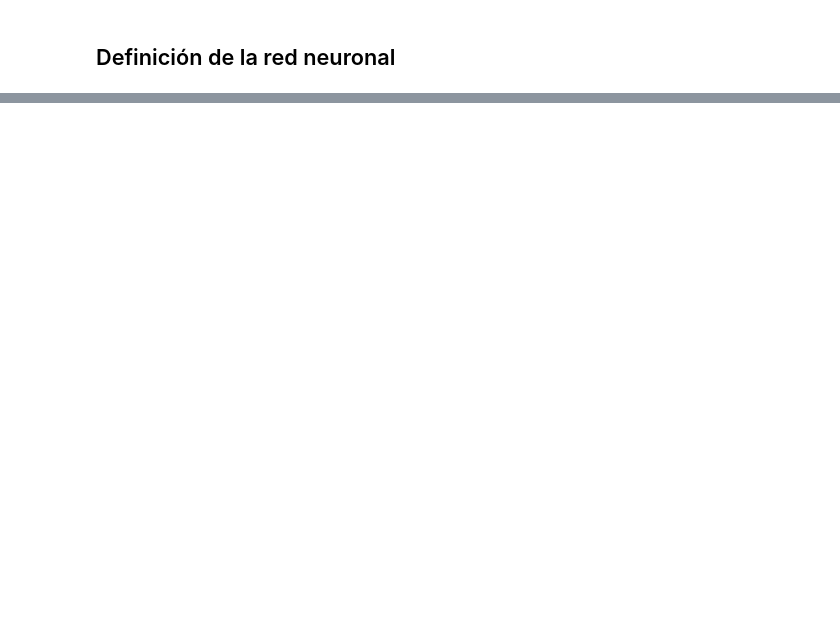
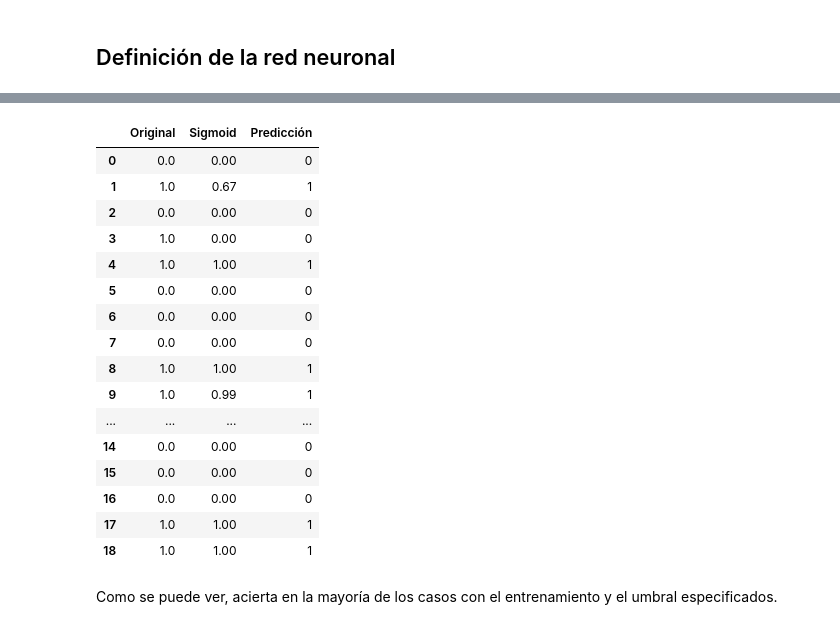
Before and after one commit to Lautarosco/TP-Redes-Neuronales, a Jupyter notebook: TP_Final_de_Procesamiento.ipynb, the cells around one changed output, grey strips where cells are left out. Drawn from its saved outputs; the diff is of its cells as text; code cells hidden in the pictures; blank space fills up the shorter version.

```diff
--- a/TP_Final_de_Procesamiento.ipynb
+++ b/TP_Final_de_Procesamiento.ipynb
@@ -377,0 +408,7 @@ NameError: name 'plt' is not defined
+# %%
+THRESHOLD = 0.6
+original = y_PRUEBA.values
+sigmoid = modelo.predict(X_PRUEBA)[:,0]
+resultados = pd.DataFrame([original, sigmoid]).T
+resultados.columns = ["Original", "Sigmoid"]
+resultados.head()
@@ -377,0 +423,24 @@ NameError: name 'plt' is not defined
+# %%
+resultados["Sigmoid"] = resultados["Sigmoid"].apply(lambda t: round(t,2))
+resultados["Predicción"] = resultados["Sigmoid"].apply(lambda t: 1 if t >= THRESHOLD else 0)
+resultados
+# %% [output]
+|  | Original | Sigmoid | Predicción |
+| 0 | 0.0 | 0.00 | 0 |
+| 1 | 1.0 | 0.67 | 1 |
+| 2 | 0.0 | 0.00 | 0 |
+| 3 | 1.0 | 0.00 | 0 |
+| 4 | 1.0 | 1.00 | 1 |
+| 5 | 0.0 | 0.00 | 0 |
+| 6 | 0.0 | 0.00 | 0 |
+| 7 | 0.0 | 0.00 | 0 |
+| 8 | 1.0 | 1.00 | 1 |
+| 9 | 1.0 | 0.99 | 1 |
+| ... | ... | ... | ... |
+| 14 | 0.0 | 0.00 | 0 |
+| 15 | 0.0 | 0.00 | 0 |
+| 16 | 0.0 | 0.00 | 0 |
+| 17 | 1.0 | 1.00 | 1 |
+| 18 | 1.0 | 1.00 | 1 |
+# %% [markdown]
+Como se puede ver, acierta en la mayoría de los casos con el entrenamiento y el umbral especificados.
```
Also changed, not shown: parts of 25 cells of this notebook.
